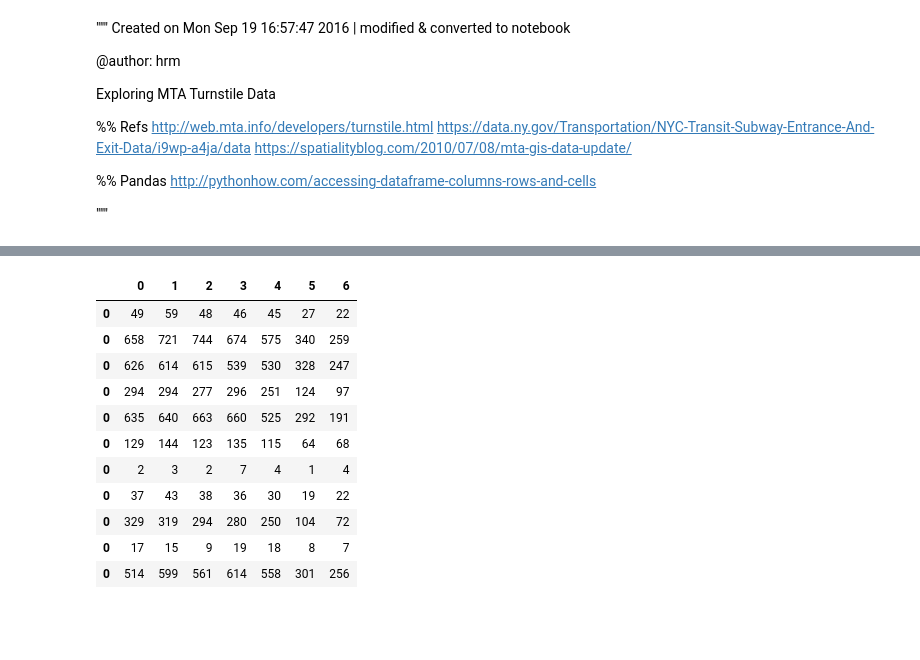
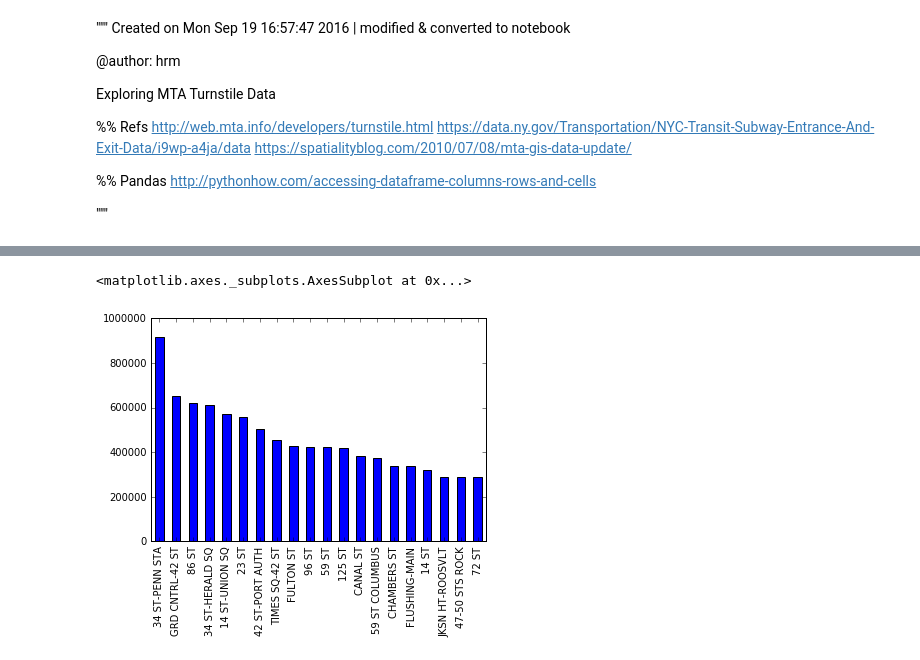
Before and after one commit to hengrumay/MTA_TokenEntry, a Jupyter notebook: exploreMTAdata.ipynb, the cells around one changed output, grey strips where cells are left out. Cells and saved outputs as stored; diff of their text form; code cells hidden in the pictures; blank space fills up the shorter version.

Commit message:
updated with some plotting

```diff
--- a/exploreMTAdata.ipynb
+++ b/exploreMTAdata.ipynb
@@ -127,6 +127,8 @@ for key in Ddict:
         tmpCdict[date.weekday()].append(count)
 
     if np.all(np.array(list(tmpCdict.values()))>0)==True:
-        Sdict[key]= tmpCdict
+        #Sdict[key]= tmpCdict
+        if np.all(np.array(list(tmpCdict.values()))<6000000)==True:  # reasonable counts per week
+            Sdict[key]= tmpCdict
 
 #Sdict
@@ -155,5 +160,6 @@ for key in Sdict:
 # new dict with stationName (+2other) identifier as key and all entry/exit counts as list of values
 #    print key
 #    print
-    SNdict0[key[0],key[1],key[3]].append( pd.DataFrame(Sdict[key]) )
+    #SNdict0[key[0],key[1],key[3]].append( pd.DataFrame(Sdict[key]) )
+    SNdict0[key[3],key[4]].append( pd.DataFrame(Sdict[key]) )
     SNdict[key[3]].append( pd.DataFrame(Sdict[key]) )
@@ -225,15 +171,0 @@ pd.concat(SNdict[list(SNdict.keys())[1]])
-# %%
-pd.concat(SNdict[list(SNdict.keys())[100]])
-# %% [output]
-|  | 0 | 1 | 2 | 3 | 4 | 5 | 6 |
-| 0 | 49 | 59 | 48 | 46 | 45 | 27 | 22 |
-| 0 | 658 | 721 | 744 | 674 | 575 | 340 | 259 |
-| 0 | 626 | 614 | 615 | 539 | 530 | 328 | 247 |
-| 0 | 294 | 294 | 277 | 296 | 251 | 124 | 97 |
-| 0 | 635 | 640 | 663 | 660 | 525 | 292 | 191 |
-| 0 | 129 | 144 | 123 | 135 | 115 | 64 | 68 |
-| 0 | 2 | 3 | 2 | 7 | 4 | 1 | 4 |
-| 0 | 37 | 43 | 38 | 36 | 30 | 19 | 22 |
-| 0 | 329 | 319 | 294 | 280 | 250 | 104 | 72 |
-| 0 | 17 | 15 | 9 | 19 | 18 | 8 | 7 |
-| 0 | 514 | 599 | 561 | 614 | 558 | 301 | 256 |
@@ -244,0 +172,9 @@ pd.concat(SNdict[list(SNdict.keys())[100]])
+# %%
+StatFlowDict = defaultdict(list)
+
+for key in SNdict:
+    StatFlowDict[key] =  np.sum(list(pd.concat(SNdict[key]).sum()))
+
+StatFlowDict0 = defaultdict(list)
+for key in SNdict0:
+    StatFlowDict0[key] =  np.sum(list(pd.concat(SNdict0[key]).sum()))
@@ -244,0 +183,8 @@ pd.concat(SNdict[list(SNdict.keys())[100]])
+# %%
+# StatFlowDF = pd.DataFrame(list(StatFlowDict.items()))
+StatFlowDF2 = pd.Series(StatFlowDict, name = 'DateValue')
+# %%
+StatFlowDF2.nlargest(20).plot(kind='bar')
+# %% [output]
+<matplotlib.axes._subplots.AxesSubplot at 0x...>
+[figure, added]
```
Also changed, not shown: parts of 18 cells of this notebook.
